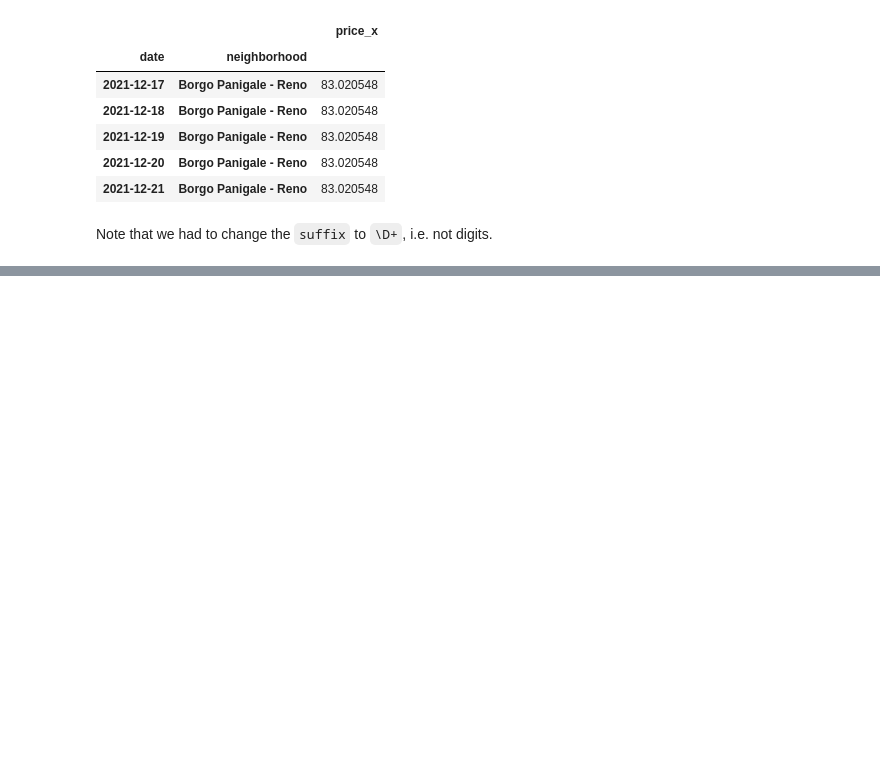
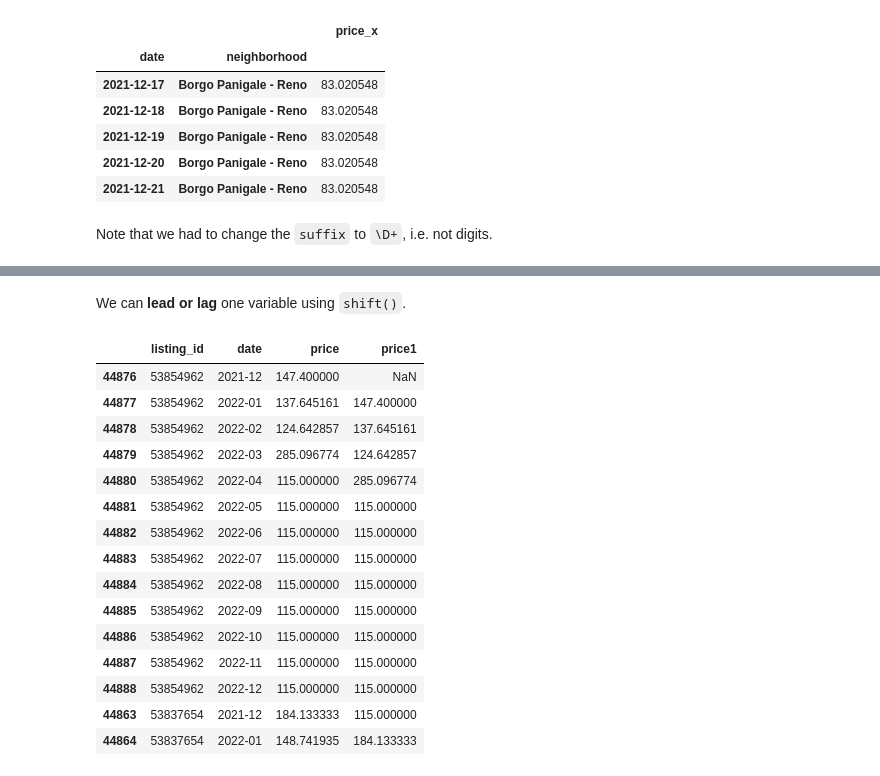
Before and after one commit to matteocourthoud/Data-Science-Python, a Jupyter notebook: notebooks/04_data_wrangling.ipynb, the cells around one changed output, grey strips where cells are left out. Drawn from its saved outputs; the diff is of its cells as text; code cells hidden in the pictures; blank space fills up the shorter version.

```diff
--- a/notebooks/04_data_wrangling.ipynb
+++ b/notebooks/04_data_wrangling.ipynb
@@ -214,0 +252,22 @@ Note that we had to change the `suffix` to `\D+`, i.e. not digits.
+# %% [markdown]
+We can **lead or lag** one variable using `shift()`.
+# %%
+temp['price1'] = temp['price'].shift(1)
+temp.head(15)
+# %% [output]
+|  | listing_id | date | price | price1 |
+| 44876 | 53854962 | 2021-12 | 147.400000 | NaN |
+| 44877 | 53854962 | 2022-01 | 137.645161 | 147.400000 |
+| 44878 | 53854962 | 2022-02 | 124.642857 | 137.645161 |
+| 44879 | 53854962 | 2022-03 | 285.096774 | 124.642857 |
+| 44880 | 53854962 | 2022-04 | 115.000000 | 285.096774 |
+| 44881 | 53854962 | 2022-05 | 115.000000 | 115.000000 |
+| 44882 | 53854962 | 2022-06 | 115.000000 | 115.000000 |
+| 44883 | 53854962 | 2022-07 | 115.000000 | 115.000000 |
+| 44884 | 53854962 | 2022-08 | 115.000000 | 115.000000 |
+| 44885 | 53854962 | 2022-09 | 115.000000 | 115.000000 |
+| 44886 | 53854962 | 2022-10 | 115.000000 | 115.000000 |
+| 44887 | 53854962 | 2022-11 | 115.000000 | 115.000000 |
+| 44888 | 53854962 | 2022-12 | 115.000000 | 115.000000 |
+| 44863 | 53837654 | 2021-12 | 184.133333 | 115.000000 |
+| 44864 | 53837654 | 2022-01 | 148.741935 | 184.133333 |
```
Also changed, not shown: parts of 20 cells of this notebook, 3 other files.
